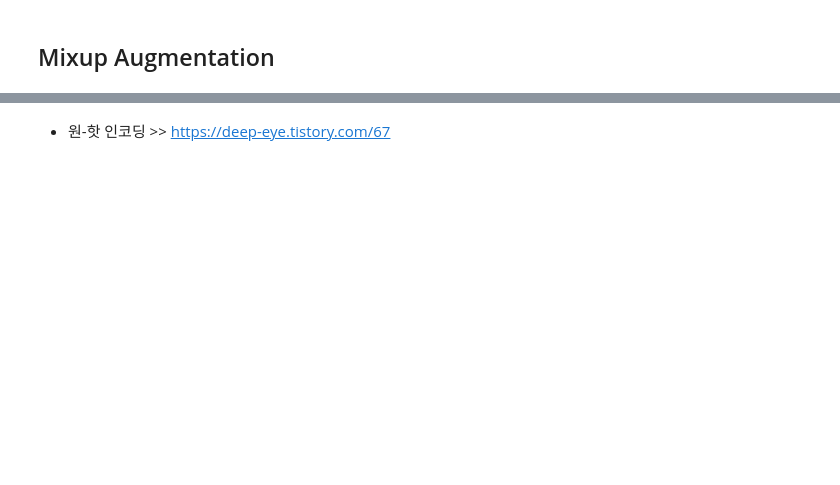
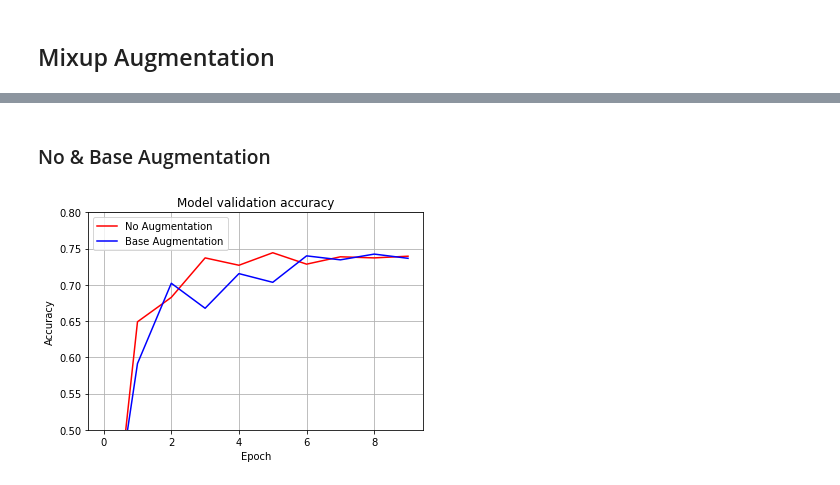
Before and after one commit to choihyun2020/AIFFEL, a Jupyter notebook: GD.02 - CutMix or Mixup.ipynb, the cells around one changed output, grey strips where cells are left out. Drawn from its saved outputs; the diff is of its cells as text; code cells hidden in the pictures; blank space fills up the shorter version.

```diff
--- a/GD.02 - CutMix or Mixup.ipynb
+++ b/GD.02 - CutMix or Mixup.ipynb
@@ -84,0 +141,12 @@ def augment(image,label):
+# %%
+def mixup_2_images(image_a, image_b, label_a, label_b):
+    ratio = tf.random.uniform([], 0, 1)
+
+    if len(label_a.shape)==0:
+        label_a = tf.one_hot(label_a, num_classes)
+    if len(label_b.shape)==0:
+        label_b = tf.one_hot(label_b, num_classes)
+    mixed_image= (1-ratio)*image_a + ratio*image_b
+    mixed_label = (1-ratio)*label_a + ratio*label_b
+
+    return mixed_image, mixed_label
@@ -125,9 +214,10 @@ def apply_normalize_on_dataset(ds, is_test=False, batch_size=16, with_aug=False,
 # %% [markdown]
 ### Augmentation 적용, 비교실험
 # %%
-(ds_train, ds_test), ds_info = tfds.load('stanford_dogs',
-                                          split=['train', 'test'],
-                                          as_supervised=True,
-                                          shuffle_files=True,
-                                          with_info=True,
-                                         )
+(ds_train, ds_test), ds_info = tfds.load(
+    'stanford_dogs',
+    split=['train', 'test'],
+    shuffle_files=True,
+    as_supervised=True,
+    with_info=True,
+)
@@ -354,3 +256,5 @@ ds_train_mixup_aug = apply_normalize_on_dataset(ds_train, with_aug=True, with_cu
+# %%
+ds_test = apply_normalize_on_dataset(ds_test, is_test=True)
 # %% [markdown]
 # 모델 만들기
 # %% [markdown]
@@ -407,7 +315,7 @@ resnet50_mixup_aug = keras.models.Sequential([
 # 모델 훈련하기 >> categorical_crossentropy 사용
 # %%
 BATCH_SIZE = 16
-EPOCH = 20
+EPOCH = 10
 # %% [markdown]
 ## Augmentation 적용 X
 # %%
@@ -489,2 +475,14 @@ history_resnet50_mixup_aug = resnet50_mixup_aug.fit(
-# %% [markdown]
-- 원-핫 인코딩 >> https://deep-eye.tistory.com/67
+# %% [markdown]
+### No & Base Augmentation
+# %%
+plt.plot(history_resnet50_no_aug.history['val_accuracy'], 'r')
+plt.plot(history_resnet50_base_aug.history['val_accuracy'], 'b')
+plt.title('Model validation accuracy')
+plt.ylabel('Accuracy')
+plt.xlabel('Epoch')
+plt.legend(['No Augmentation', 'Base Augmentation'], loc='upper left')
+plt.grid(True)
+plt.ylim(0.50, 0.80)
+plt.show()
+# %% [output]
+[figure, added]
```
Also changed, not shown: parts of 56 cells of this notebook.
